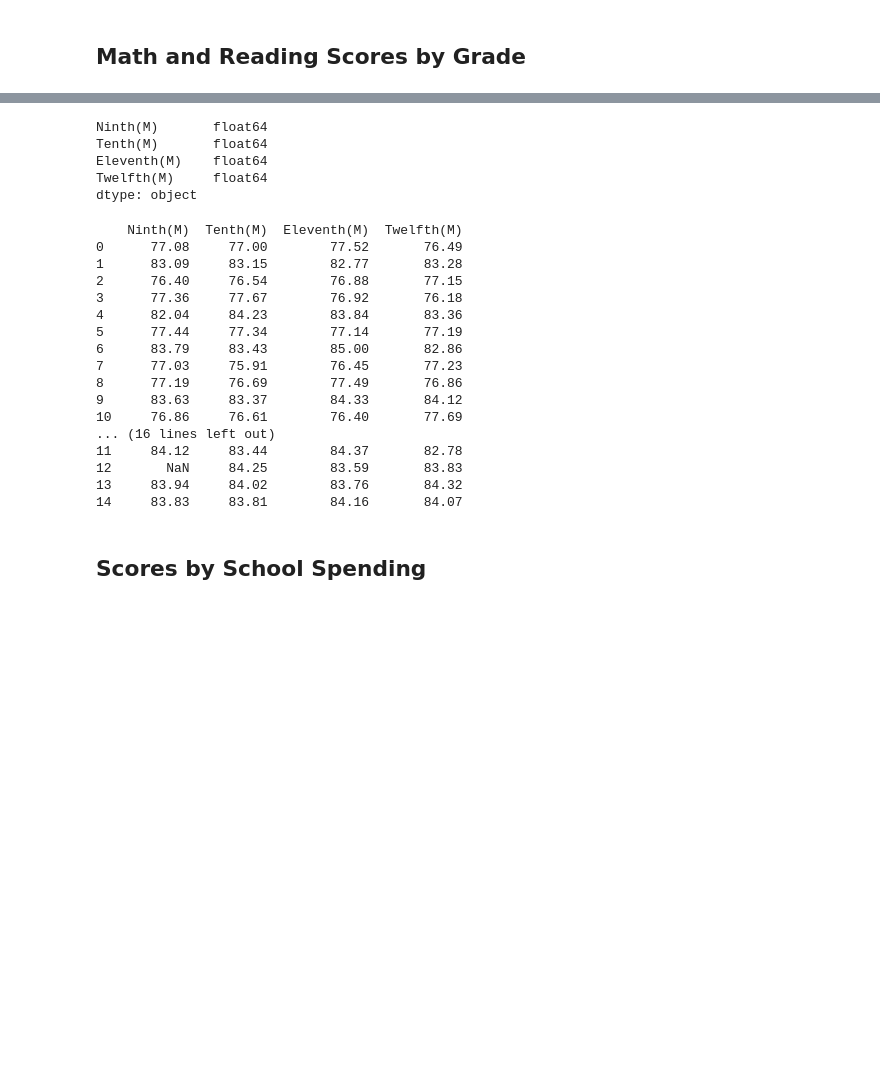
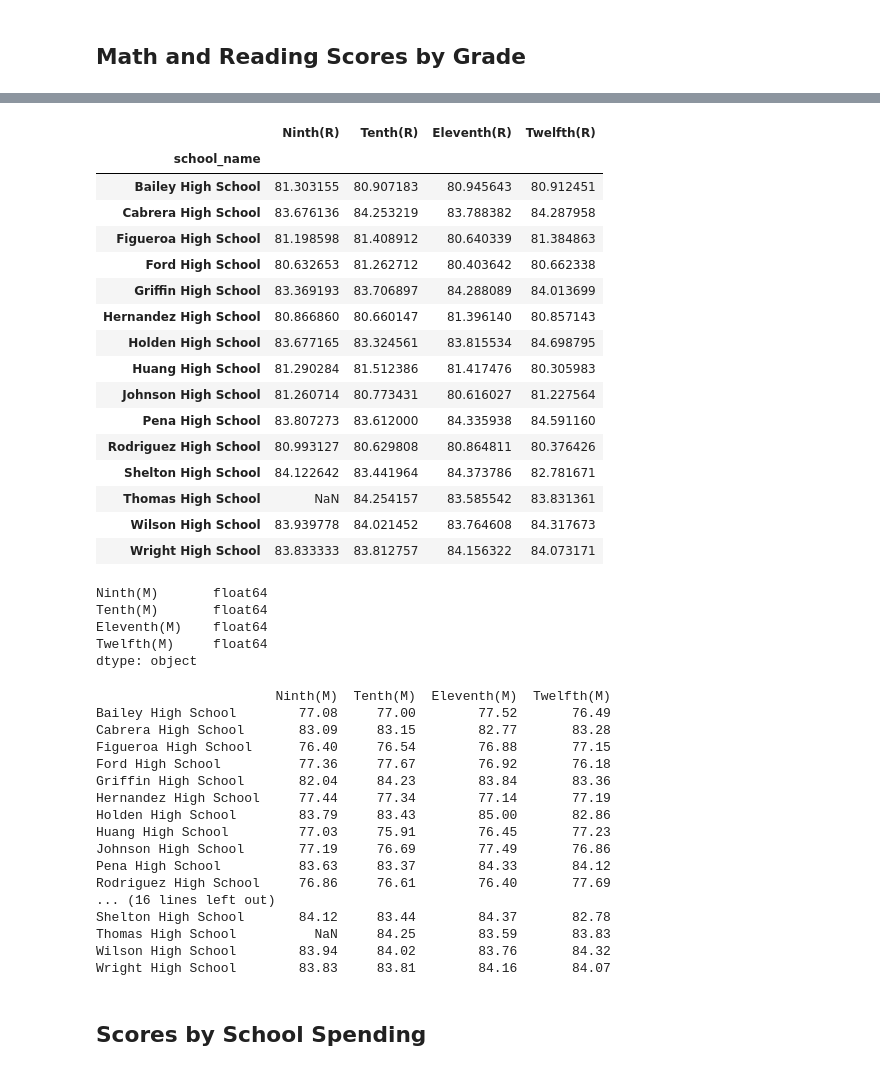
Before and after one commit to noahshlesinger/School_District_Analysis, a Jupyter notebook: PyCitySchools_Challenge_starter_code.ipynb, the cells around one changed output, grey strips where cells are left out. Cells and saved outputs as stored; diff of their text form; code cells hidden in the pictures; blank space fills up the shorter version.

Commit message:
updating code for removing index

```diff
--- a/PyCitySchools_Challenge_starter_code.ipynb
+++ b/PyCitySchools_Challenge_starter_code.ipynb
@@ -360,8 +379,27 @@ school_by_math_score_df = school_by_math_score_df.set_axis(["Ninth(M)","Tenth(M)
 # %%
 # Combine each Series for average reading scores by school into single data frame.
 
 school_by_reading_score_df = pd.concat([ninth_grade_student_reading_scores,tenth_grade_student_reading_scores ,eleventh_grade_student_reading_scores ,twelfth_grade_student_reading_scores], axis =1 )
 school_by_reading_score_df = school_by_reading_score_df.set_axis(["Ninth(R)","Tenth(R)","Eleventh(R)","Twelfth(R)"],axis = 1)
+school_by_reading_score_df
+# %% [output]
+|  | Ninth(R) | Tenth(R) | Eleventh(R) | Twelfth(R) |
+| school_name |  |  |  |  |
+| Bailey High School | 81.303155 | 80.907183 | 80.945643 | 80.912451 |
+| Cabrera High School | 83.676136 | 84.253219 | 83.788382 | 84.287958 |
+| Figueroa High School | 81.198598 | 81.408912 | 80.640339 | 81.384863 |
+| Ford High School | 80.632653 | 81.262712 | 80.403642 | 80.662338 |
+| Griffin High School | 83.369193 | 83.706897 | 84.288089 | 84.013699 |
+| Hernandez High School | 80.866860 | 80.660147 | 81.396140 | 80.857143 |
+| Holden High School | 83.677165 | 83.324561 | 83.815534 | 84.698795 |
+| Huang High School | 81.290284 | 81.512386 | 81.417476 | 80.305983 |
+| Johnson High School | 81.260714 | 80.773431 | 80.616027 | 81.227564 |
+| Pena High School | 83.807273 | 83.612000 | 84.335938 | 84.591160 |
+| Rodriguez High School | 80.993127 | 80.629808 | 80.864811 | 80.376426 |
+| Shelton High School | 84.122642 | 83.441964 | 84.373786 | 82.781671 |
+| Thomas High School | NaN | 84.254157 | 83.585542 | 83.831361 |
+| Wilson High School | 83.939778 | 84.021452 | 83.764608 | 84.317673 |
+| Wright High School | 83.833333 | 83.812757 | 84.156322 | 84.073171 |
 # %%
 # Format each grade column.
 school_by_math_score_df["Ninth(M)"] = school_by_math_score_df["Ninth(M)"].map("{:.2f}".format)
@@ -393,31 +431,32 @@ Twelfth(M)     float64
 dtype: object
 # %%
 # Remove the index.
-school_by_math_score_df.reset_index(drop=True, inplace=True)
-school_by_reading_score_df.reset_index(drop=True, inplace=True)
-
+# school_by_math_score_df.reset_index(drop=True, inplace=True)
+# school_by_reading_score_df.reset_index(drop=True, inplace=True)
+school_by_math_score_df.index.name = None
+school_by_reading_score_df.index.name = None
 
 # Display the data frame
 print(school_by_math_score_df)
 print(school_by_reading_score_df)
 # %% [output]
-    Ninth(M)  Tenth(M)  Eleventh(M)  Twelfth(M)
-0      77.08     77.00        77.52       76.49
-1      83.09     83.15        82.77       83.28
-2      76.40     76.54        76.88       77.15
-3      77.36     77.67        76.92       76.18
-4      82.04     84.23        83.84       83.36
-5      77.44     77.34        77.14       77.19
-6      83.79     83.43        85.00       82.86
-7      77.03     75.91        76.45       77.23
-8      77.19     76.69        77.49       76.86
-9      83.63     83.37        84.33       84.12
-10     76.86     76.61        76.40       77.69
+                       Ninth(M)  Tenth(M)  Eleventh(M)  Twelfth(M)
+Bailey High School        77.08     77.00        77.52       76.49
+Cabrera High School       83.09     83.15        82.77       83.28
+Figueroa High School      76.40     76.54        76.88       77.15
+Ford High School          77.36     77.67        76.92       76.18
+Griffin High School       82.04     84.23        83.84       83.36
+Hernandez High School     77.44     77.34        77.14       77.19
+Holden High School        83.79     83.43        85.00       82.86
+Huang High School         77.03     75.91        76.45       77.23
+Johnson High School       77.19     76.69        77.49       76.86
+Pena High School          83.63     83.37        84.33       84.12
+Rodriguez High School     76.86     76.61        76.40       77.69
 ... (16 lines left out)
-11     84.12     83.44        84.37       82.78
-12       NaN     84.25        83.59       83.83
-13     83.94     84.02        83.76       84.32
-14     83.83     83.81        84.16       84.07
+Shelton High School       84.12     83.44        84.37       82.78
+Thomas High School          NaN     84.25        83.59       83.83
+Wilson High School        83.94     84.02        83.76       84.32
+Wright High School        83.83     83.81        84.16       84.07
 # %% [markdown]
 ## Scores by School Spending
 # %%
```
Also changed, not shown: parts of 9 cells of this notebook.
